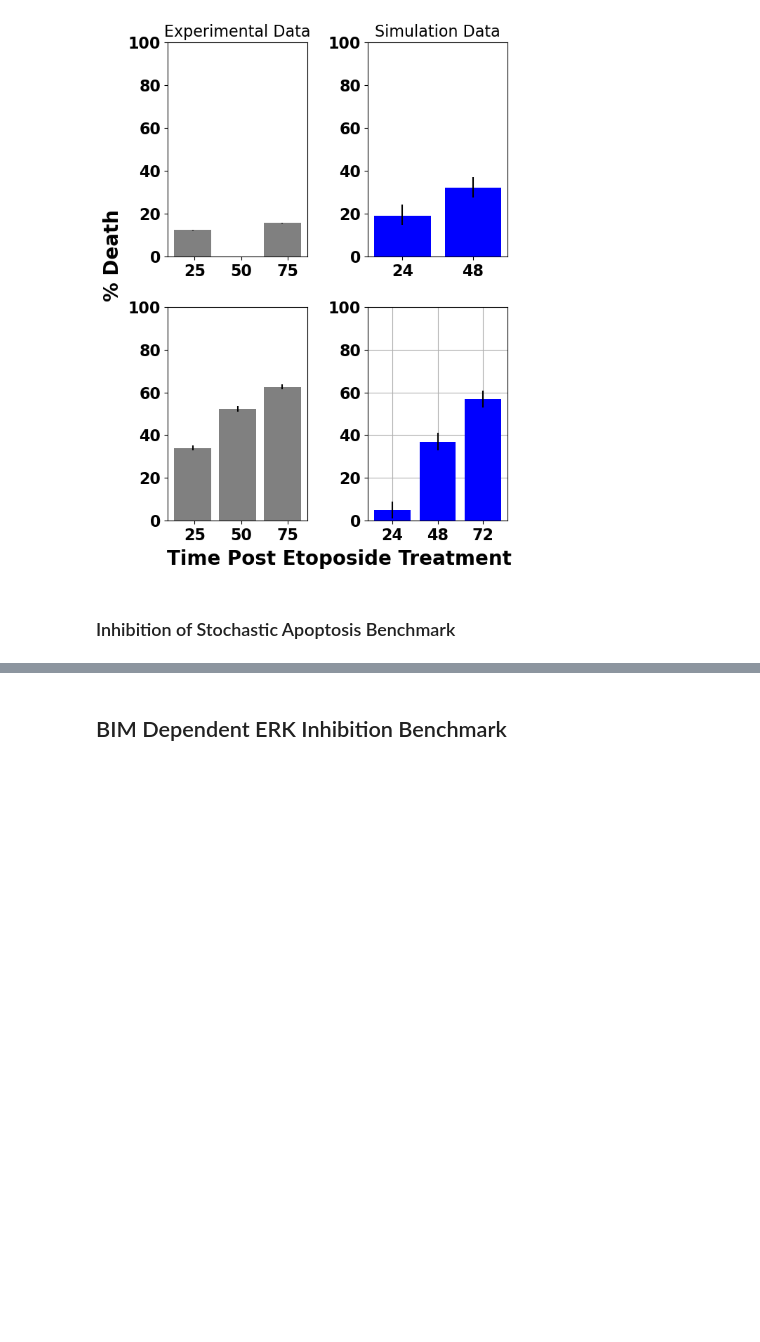
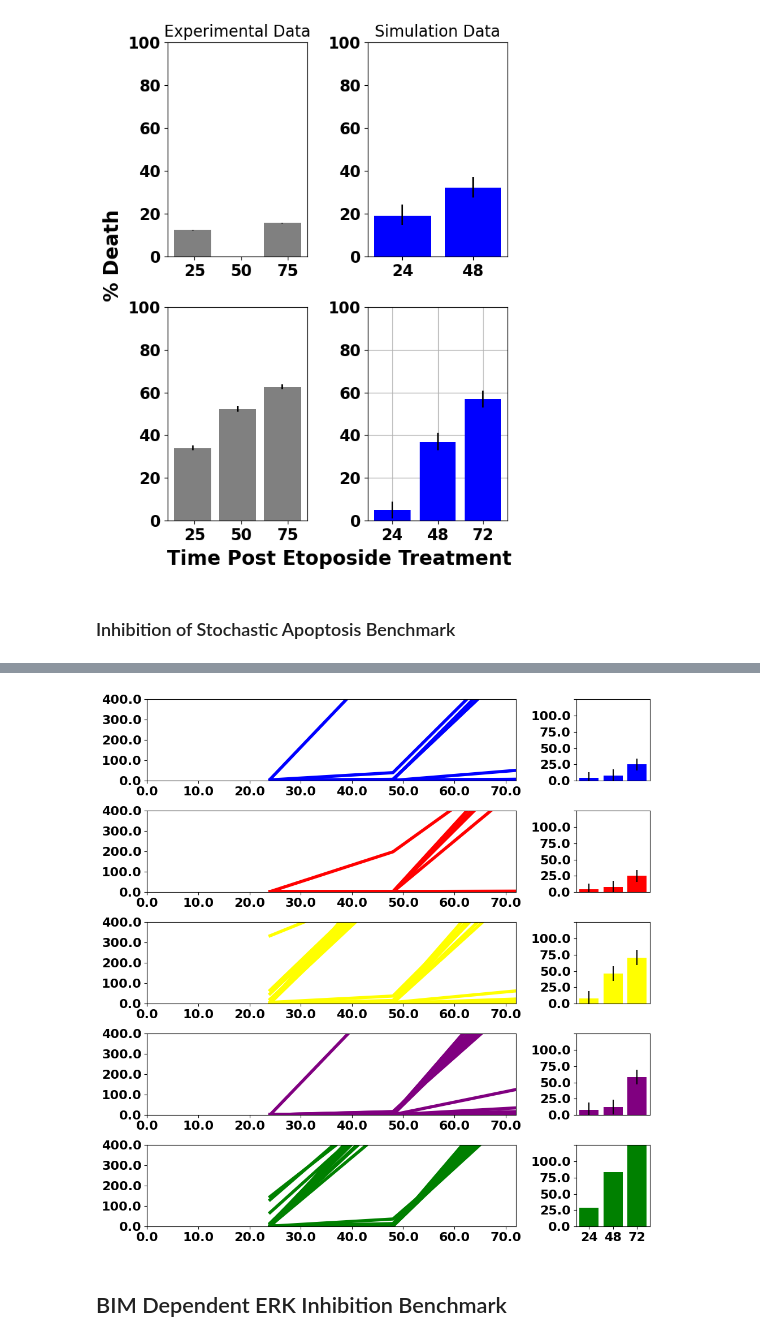
Before and after one commit to JonahRileyHuggins/SPARCED, a Jupyter notebook: SPARCED/src/validation/visualization/benchmark evaluation notebook.ipynb, the cells around one changed output, grey strips where cells are left out. Drawn from its saved outputs; the diff is of its cells as text; code cells hidden in the pictures; blank space fills up the shorter version.

```diff
--- a/SPARCED/src/validation/visualization/benchmark evaluation notebook.ipynb
+++ b/SPARCED/src/validation/visualization/benchmark evaluation notebook.ipynb
@@ -810,3 +736,58 @@ fig.savefig('inhibition-of-stochastic-apoptosis.png')
+# %%
+COLORS = ['blue', 'red', 'yellow', 'purple', 'green']
+CELLS_PER_CONDITION = 30  # Define the number of cells per condition
+
+def plot_left(axes, data, conds_registry, COLORS):
+    """Create the left plots."""
+    for i, condition in enumerate(conds_registry):
+        for simulation in data:
+            if simulation in conds_registry[condition]:
+                axes[i].plot(
+                    data[simulation]['time'] / 3600,
+                    data[simulation]['simulation cPARP_total'],
+                    linewidth=4, color=COLORS[i]
+                )
+        axes[i].set_ylim(0, 400)
+        axes[i].set_xlim(0, 72)
+        axes[i].set_xticklabels(axes[i].get_xticks(), fontsize=16, weight='bold')
+        axes[i].set_yticklabels(axes[i].get_yticks(), fontsize=16, weight='bold')
+
+def plot_right(axes, dead_cells_24to72, data):
+    """Create the right plots."""
+    for i, condition_id in enumerate(dead_cells_24to72):
+        values = dead_cells_24to72[condition_id].values()
+        dc_sem = np.sqrt(dead_cells_24to72[condition_id]['72'] * (100 - dead_cells_24to72[condition_id]['72']) / CELLS_PER_CONDITION)
+        axes[i].bar(dead_cells_24to72[condition_id].keys(), values, yerr=dc_sem, color=COLORS[i])
+        axes[i].set_ylim(0, 100)
+        axes[i].set_yticklabels(axes[i].get_yticks(), fontsize=16, weight='bold')
+        if i < 4:
+            axes[i].set_xticks([])
+        else:
+            axes[i].set_xticklabels([24, 48, 72], fontsize=16, weight='bold')
+
+# Main code execution
+data_file = f'inhibition-of-stochastic-apoptosis/results/{DATE_CONST}.pkl'
+data = Helpers.load_data(data_file)
+conds_registry = CellPopMetrics(data).get_registry()
+
+# Create figure and GridSpec layout
+fig = plt.figure(figsize=(10, 10))
+gs = GridSpec(5, 2, figure=fig, width_ratios=[5, 1])
+
+# Plotting
+axes_left = [fig.add_subplot(gs[i, 0]) for i in range(5)]
+plot_left(axes_left, data, conds_registry, COLORS)
+
+dead_cells = CellDeathMetrics(data, 'simulation cPARP_total').time_to_death()
+dead_cells_24to72 = CellDeathMetrics.calculate_dead_cells(dead_cells, CELLS_PER_CONDITION)
+
+axes_right = [fig.add_subplot(gs[i, 1]) for i in range(5)]
+plot_right(axes_right, dead_cells_24to72, data)
+
+plt.tight_layout()
+fig.savefig(f'inhibition-of-stochastic-apoptosis/results/{DATE_CONST}.png', dpi=300)
+# %% [output]
+[figure, added]
 # %% [markdown]
 ## BIM Dependent ERK Inhibition Benchmark
 # %%
```
Also changed, not shown: parts of 5 cells of this notebook, 1 other file.
